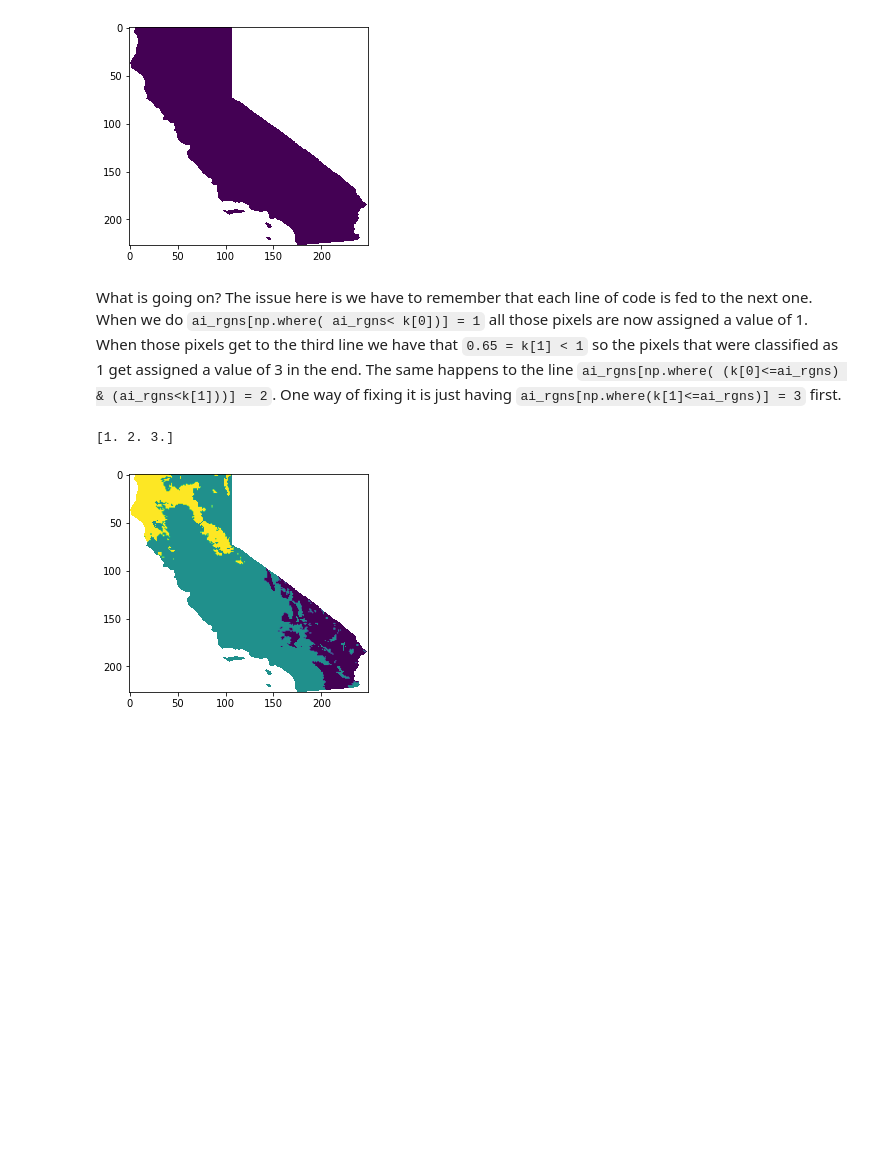
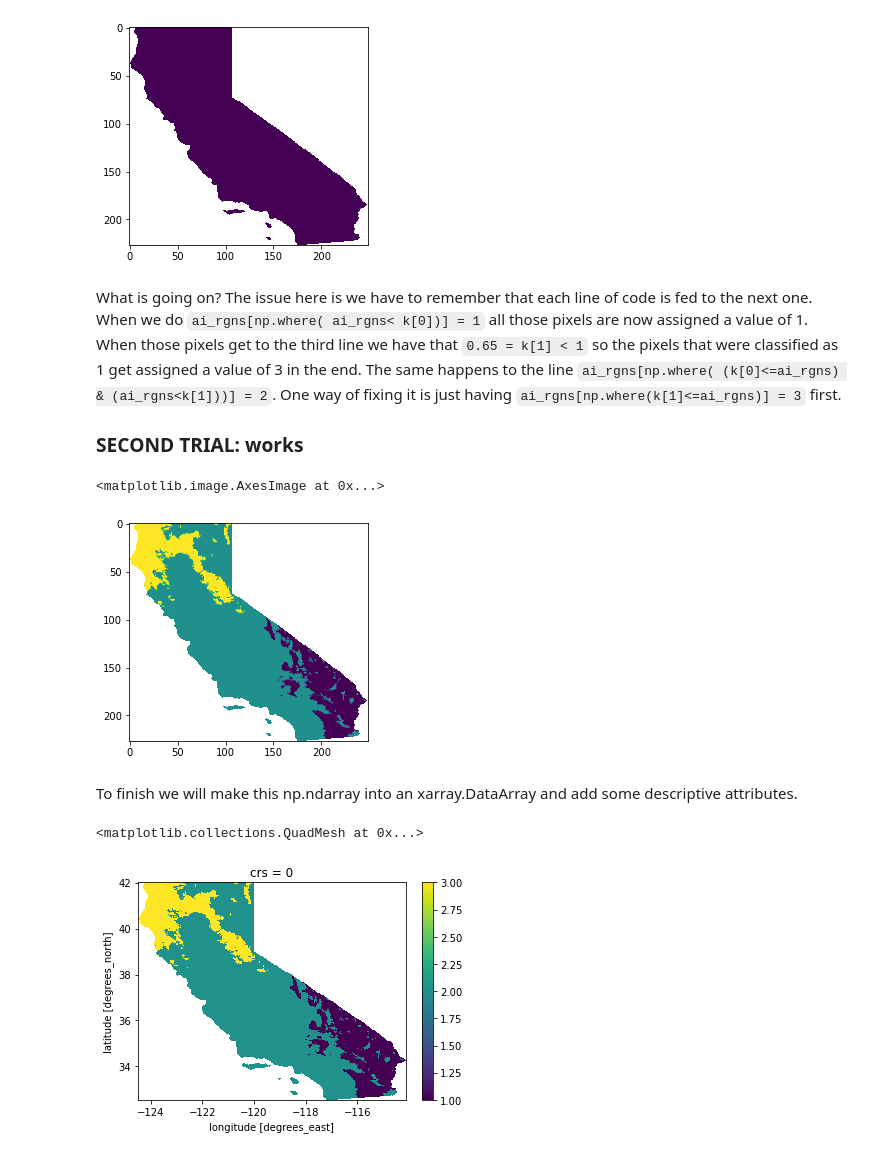
Before and after one commit to carmengg/PlanetComp_aridity_layer, a Jupyter notebook: ca_aridity_TRIALS.ipynb, the cells around one changed output. Saved outputs shown, nothing was run; the diff lists cells and outputs as text; code cells hidden in the pictures; blank space fills up the shorter version.

Commit message:
Finished regions and cleaning notebook

```diff
--- a/ca_aridity_TRIALS.ipynb
+++ b/ca_aridity_TRIALS.ipynb
@@ -431,6 +391,8 @@ print(np.unique(ai_rgns))
 [figure]
 # %% [markdown]
 What is going on? The issue here is we have to remember that each line of code is fed to the next one. When we do `ai_rgns[np.where( ai_rgns< k[0])] = 1` all those pixels are now assigned a value of 1. When those pixels get to the third line we have that `0.65 = k[1] < 1` so the pixels that were classified as 1 get assigned a value of 3 in the end. The same happens to the line `ai_rgns[np.where( (k[0]<=ai_rgns) & (ai_rgns<k[1]))] = 2`. One way of fixing it is just having `ai_rgns[np.where(k[1]<=ai_rgns)] = 3` first.
+
+### SECOND TRIAL: works
 # %%
 # reset numpy.ndarray
 ai_rgns = ai2020.to_numpy()
@@ -441,8 +403,33 @@ ai_rgns[np.where( ai_rgns< k[0])] = 1
 ai_rgns[np.where( (k[0]<=ai_rgns) & (ai_rgns<k[1]))] = 2
 
 plt.imshow(ai_rgns)
-ai_rgns = ai_rgns[~np.isnan(ai_rgns)]  # remove nan
-print(np.unique(ai_rgns))
+## We can still run these next two lines to verify that we have all three categories.
+## However, we'd be destroying the array's structure removing the nans, and we need to keep the array
+## for the next step.
+#ai_rgns = ai_rgns[~np.isnan(ai_rgns)]  # remove nan
+#print(np.unique(ai_rgns))
 # %% [output]
-[1. 2. 3.]
+<matplotlib.image.AxesImage at 0x...>
 [figure]
+# %% [markdown]
+To finish we will make this np.ndarray into an xarray.DataArray and add some descriptive attributes.
+# %%
+# create xarray.DataArray with np.ndarray
+ai_regions = xr.DataArray(
+    data= ai_rgns,
+    dims= ai2020.dims,
+    coords= ai2020.coords
+)
+
+# update attributes
+ai_regions.attrs['long_name'] = 'California Moisture Domains based on 2020 Aridity Index'
+d ={ 1: 'Desert (Hyperarid): aridity index less than '+str(k[0]),
+     2: 'Dry (Arid): aridity index in ['+str(k[0])+','+str(k[1])+')',
+     3: 'Moist (Humid): aridity index geq than '+str(k[1])
+}
+ai_regions.attrs['regions_codes']=d
+# %%
+ai_regions.plot()
+# %% [output]
+<matplotlib.collections.QuadMesh at 0x...>
+[figure, added]
```
Also changed, not shown: parts of 10 cells of this notebook.
